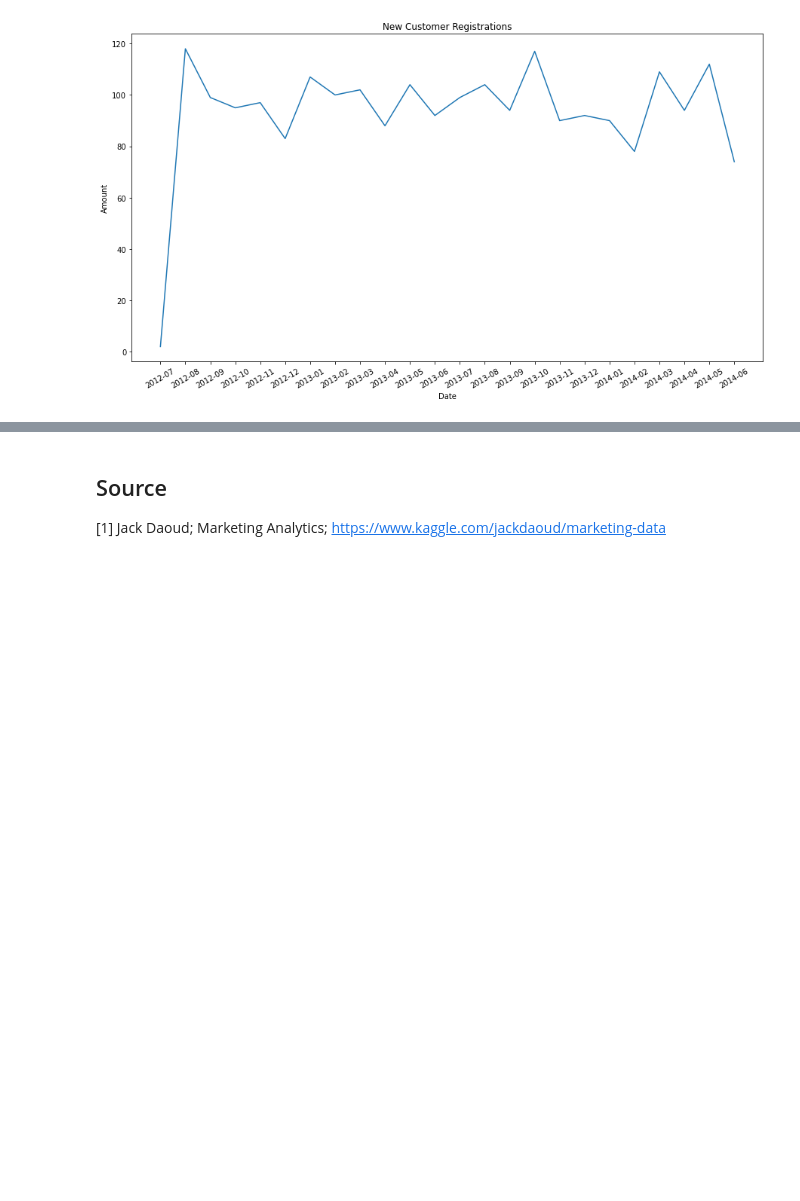
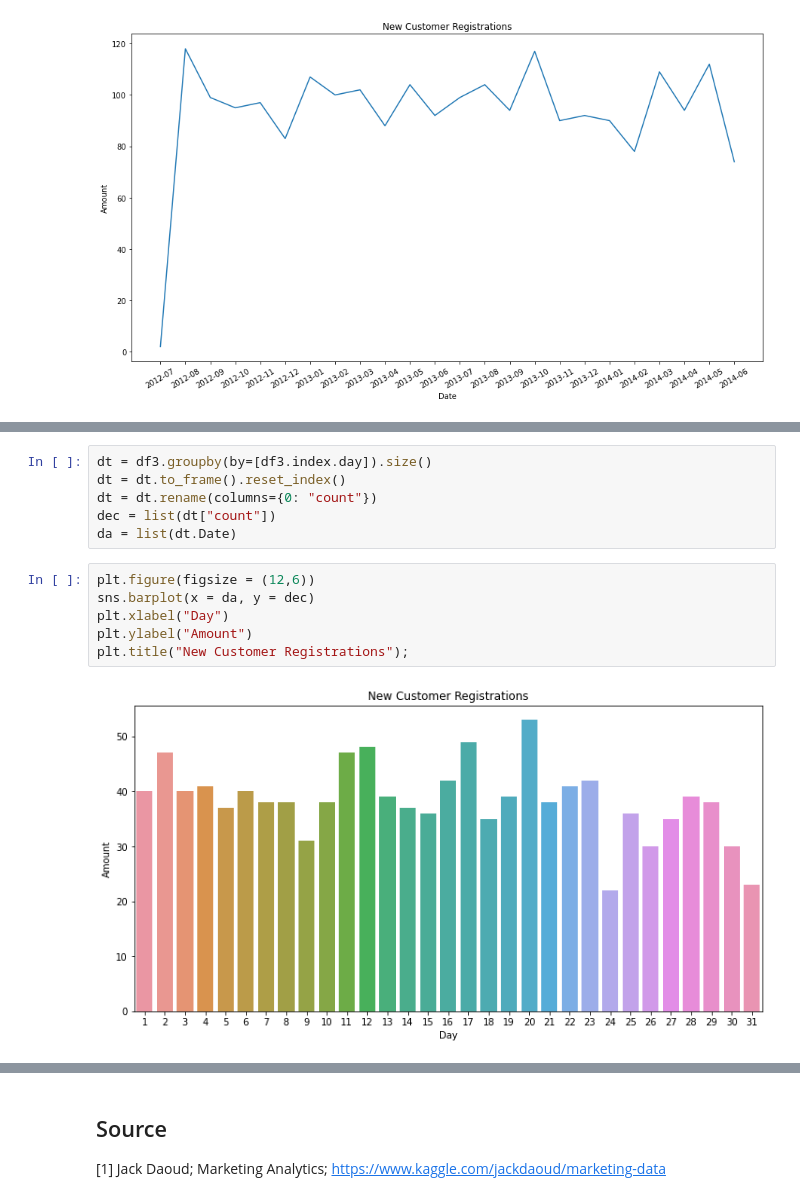
Before and after one commit to JFando/Data_Visualization, a Jupyter notebook: Homework_2.ipynb, the cells around one changed output, grey strips where cells are left out. Cells and saved outputs as stored; diff of their text form; blank space fills up the shorter version.

```diff
--- a/Homework_2.ipynb
+++ b/Homework_2.ipynb
@@ -171,0 +208,14 @@ The plot above visualizes the amount of registrations per month from July 2012 t
+# %%
+dt = df3.groupby(by=[df3.index.day]).size()
+dt = dt.to_frame().reset_index()
+dt = dt.rename(columns={0: "count"})
+dec = list(dt["count"])
+da = list(dt.Date)
+# %%
+plt.figure(figsize = (12,6))
+sns.barplot(x = da, y = dec)
+plt.xlabel("Day")
+plt.ylabel("Amount")
+plt.title("New Customer Registrations");
+# %% [output]
+[figure, added]
```
Also changed, not shown: parts of 9 cells of this notebook.
